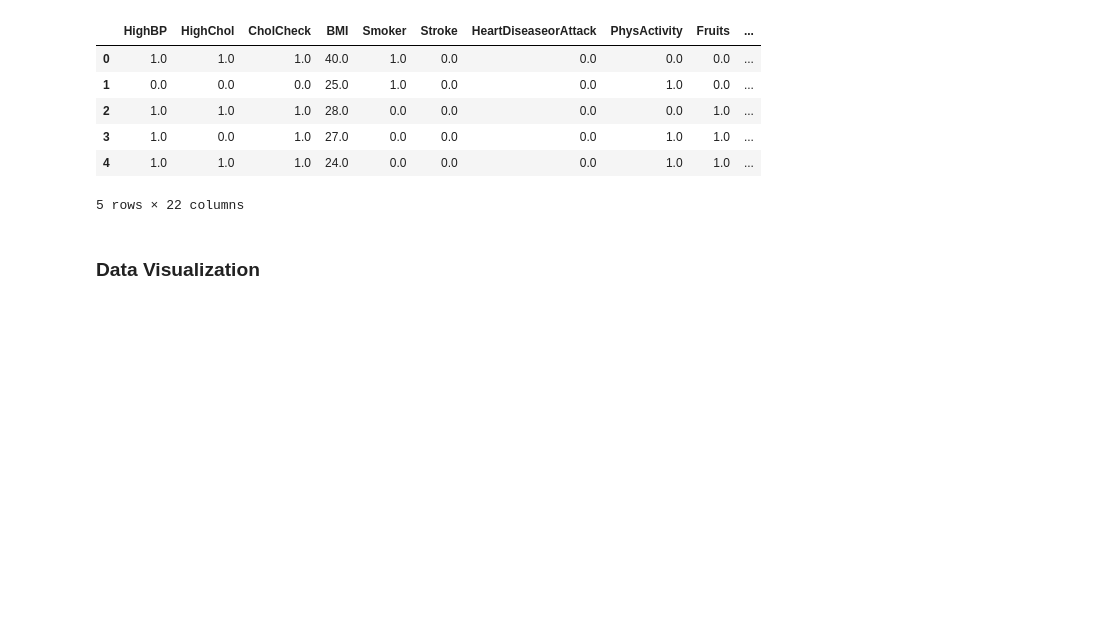
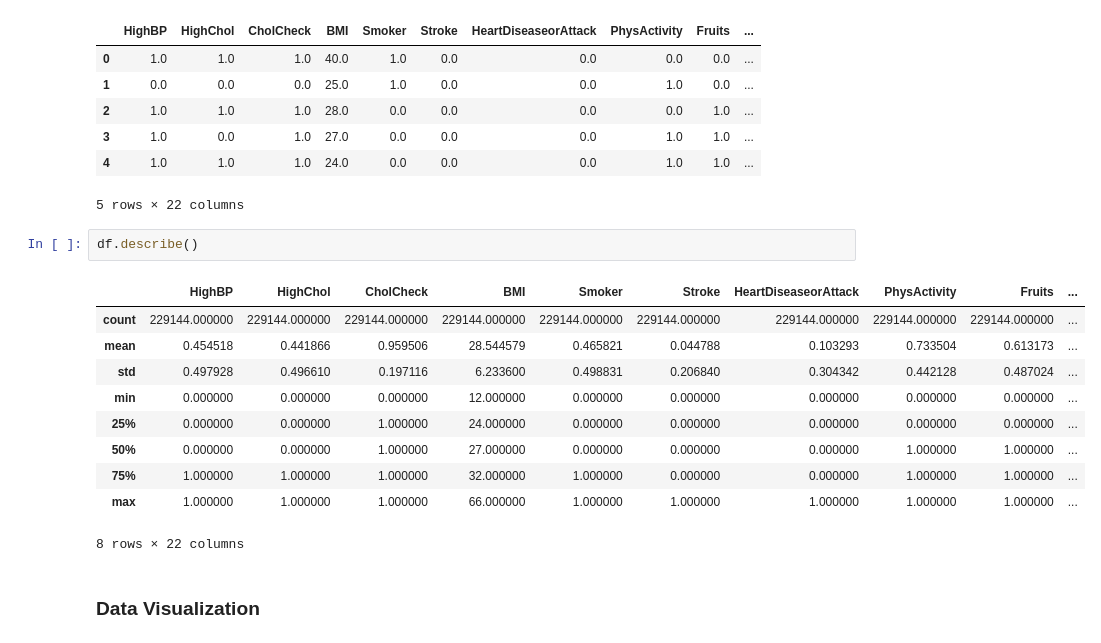
Before and after one commit to CoreyJiaJinHe/DataAnalysisProject, a Jupyter notebook: jupyterlab files/Diabetes.ipynb, the cells around one changed output. Saved outputs shown, nothing was run; the diff lists cells and outputs as text; blank space fills up the shorter version.

```diff
--- a/jupyterlab files/Diabetes.ipynb
+++ b/jupyterlab files/Diabetes.ipynb
@@ -112,6 +115,19 @@ df.head()
 | 3 | 1.0 | 0.0 | 1.0 | 27.0 | 0.0 | 0.0 | 0.0 | 1.0 | 1.0 | ... |
 | 4 | 1.0 | 1.0 | 1.0 | 24.0 | 0.0 | 0.0 | 0.0 | 1.0 | 1.0 | ... |
 5 rows × 22 columns
+# %%
+df.describe()
+# %% [output]
+|  | HighBP | HighChol | CholCheck | BMI | Smoker | Stroke | HeartDiseaseorAttack | PhysActivity | Fruits | ... |
+| count | 229144.000000 | 229144.000000 | 229144.000000 | 229144.000000 | 229144.000000 | 229144.000000 | 229144.000000 | 229144.000000 | 229144.000000 | ... |
+| mean | 0.454518 | 0.441866 | 0.959506 | 28.544579 | 0.465821 | 0.044788 | 0.103293 | 0.733504 | 0.613173 | ... |
+| std | 0.497928 | 0.496610 | 0.197116 | 6.233600 | 0.498831 | 0.206840 | 0.304342 | 0.442128 | 0.487024 | ... |
+| min | 0.000000 | 0.000000 | 0.000000 | 12.000000 | 0.000000 | 0.000000 | 0.000000 | 0.000000 | 0.000000 | ... |
+| 25% | 0.000000 | 0.000000 | 1.000000 | 24.000000 | 0.000000 | 0.000000 | 0.000000 | 0.000000 | 0.000000 | ... |
+| 50% | 0.000000 | 0.000000 | 1.000000 | 27.000000 | 0.000000 | 0.000000 | 0.000000 | 1.000000 | 1.000000 | ... |
+| 75% | 1.000000 | 1.000000 | 1.000000 | 32.000000 | 1.000000 | 0.000000 | 0.000000 | 1.000000 | 1.000000 | ... |
+| max | 1.000000 | 1.000000 | 1.000000 | 66.000000 | 1.000000 | 1.000000 | 1.000000 | 1.000000 | 1.000000 | ... |
+8 rows × 22 columns
 # %% [markdown]
 <h3>Data Visualization</h3>
 # %% [markdown]
```
Also changed, not shown: parts of 42 cells of this notebook, 3 other files.
